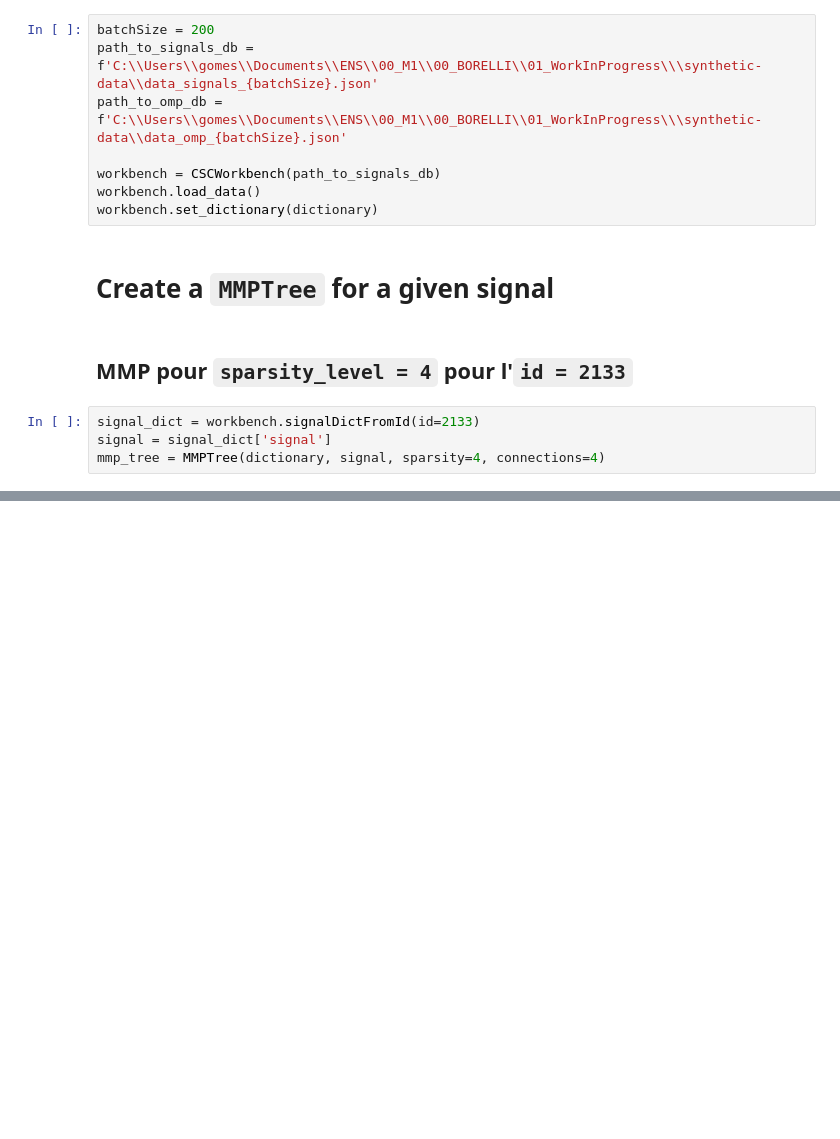
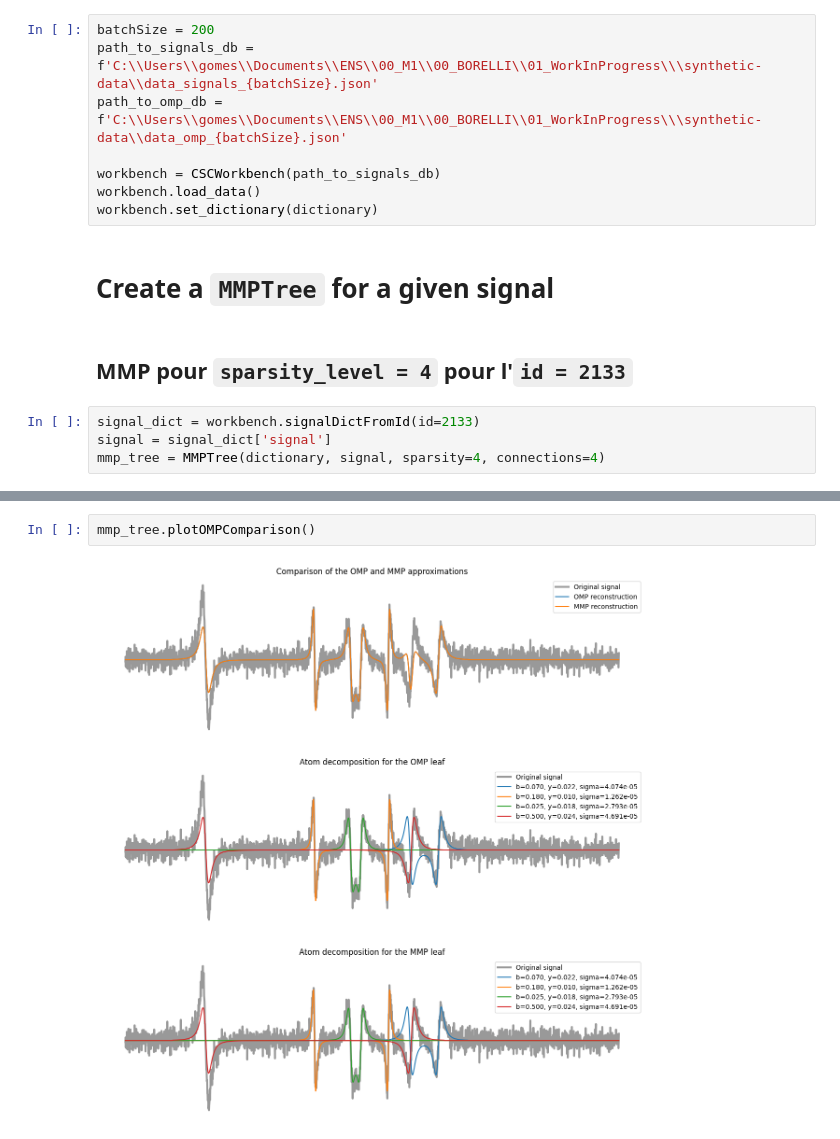
Before and after one commit to yanisgomes/csc, a Jupyter notebook: examples/mmp_demo.ipynb, the cells around one changed output, grey strips where cells are left out. Saved outputs shown, nothing was run; the diff lists cells and outputs as text; blank space fills up the shorter version.

```diff
--- a/examples/mmp_demo.ipynb
+++ b/examples/mmp_demo.ipynb
@@ -80,0 +99,4 @@ mmp_tree.plotLeavesComparison()
+# %%
+mmp_tree.plotOMPComparison()
+# %% [output]
+[figure, added]
```
Also changed, not shown: parts of 5 cells of this notebook, 1 other file.
